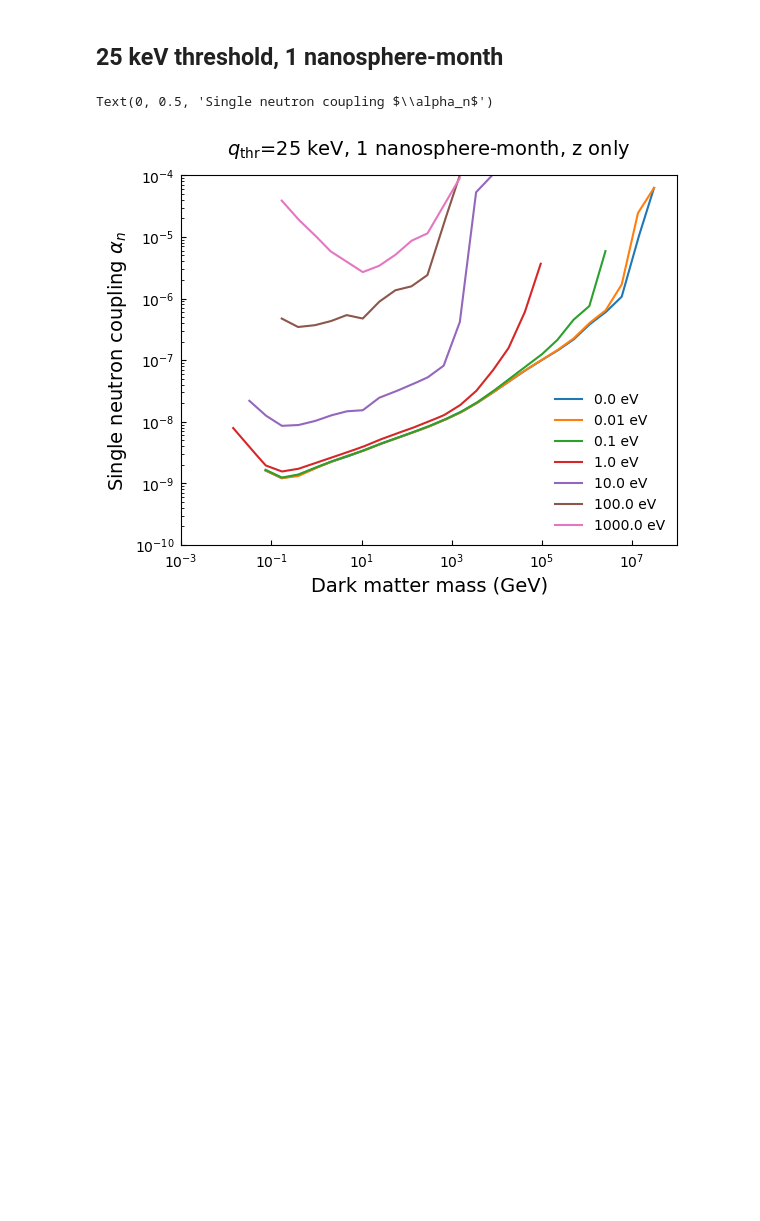
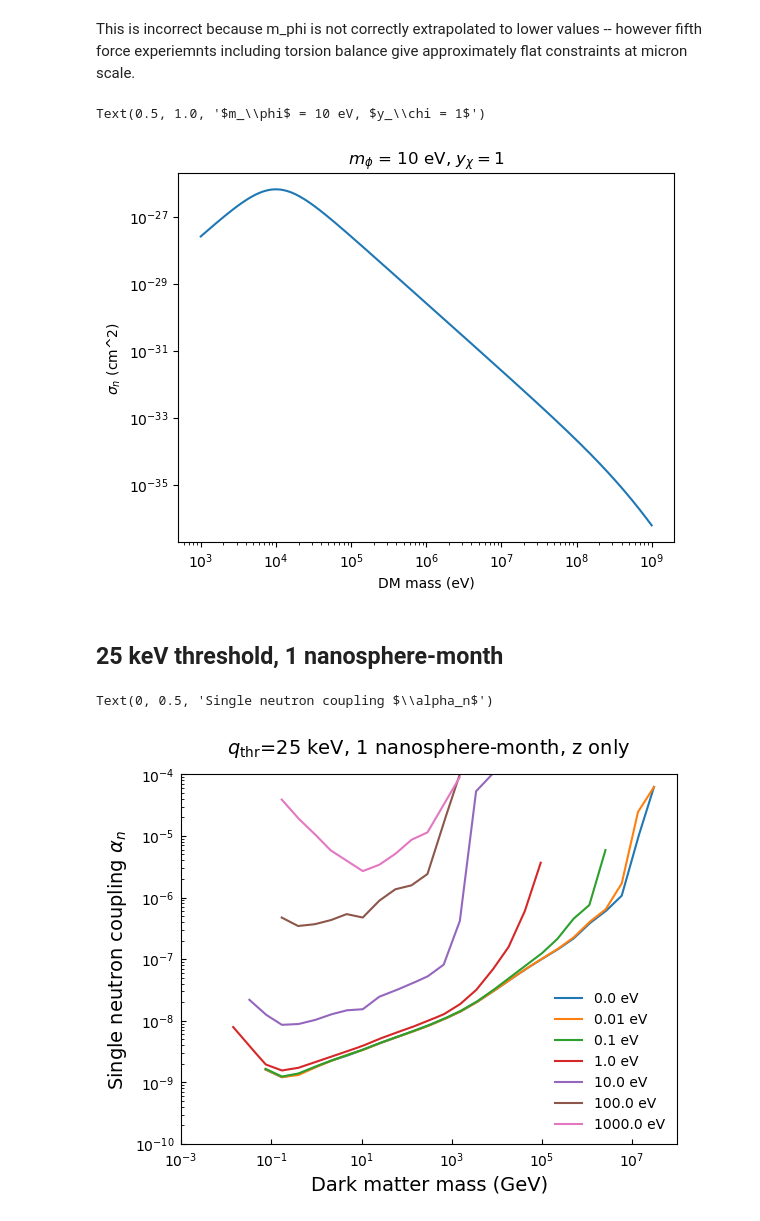
Before and after one commit to yuhants/impulse, a Jupyter notebook: yuhan/set_limits_dm_xsec.ipynb, the cells around one changed output. Drawn from its saved outputs; the diff is of its cells as text; code cells hidden in the pictures; blank space fills up the shorter version.

```diff
--- a/yuhan/set_limits_dm_xsec.ipynb
+++ b/yuhan/set_limits_dm_xsec.ipynb
@@ -4,3 +70,18 @@ import matplotlib.pyplot as plt
+# %% [markdown]
+This is incorrect because m_phi is not correctly extrapolated to lower values -- however fifth force experiemnts including torsion balance give approximately flat constraints at micron scale.
+# %%
+mx = np.logspace(3, 9, 2000)
+
+sig_n_fifth_force = get_fifth_force_sigma_n(mx, 10, 'unity')
+
+plt.loglog(mx, sig_n_fifth_force)
+
+plt.xlabel('DM mass (eV)')
+plt.ylabel('$\sigma_n$ (cm^2)')
+plt.title('$m_\phi$ = 10 eV, $y_\chi = 1$')
+# %% [output]
+Text(0.5, 1.0, '$m_\\phi$ = 10 eV, $y_\\chi = 1$')
+[figure, added]
 # %% [markdown]
 ##  25 keV threshold, 1 nanosphere-month
 # %%
```
Also changed, not shown: parts of 12 cells of this notebook, 3 other files.
